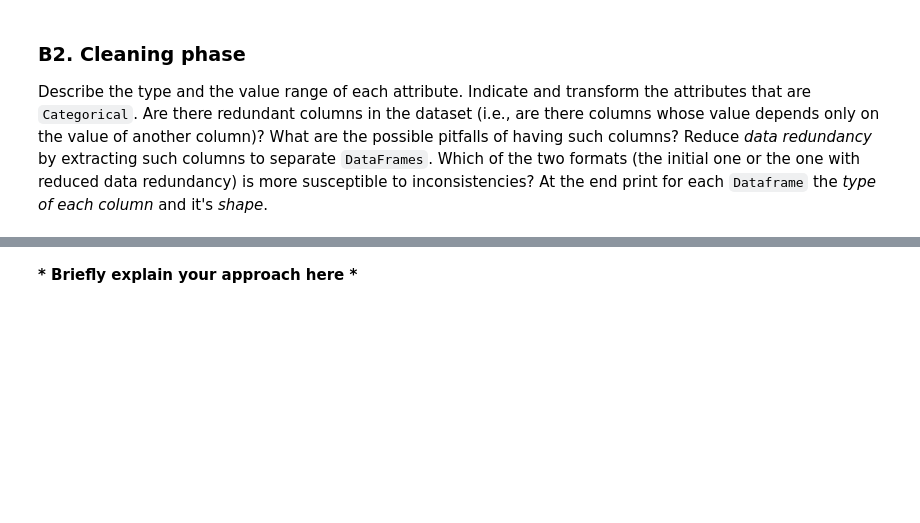
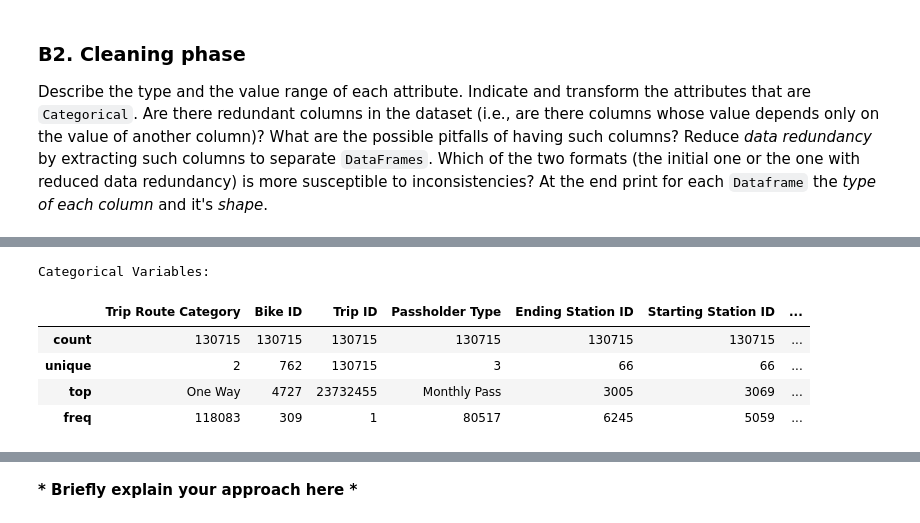
Before and after one commit to ibric/Homework1, a Jupyter notebook: Exercise 1_PART B.ipynb, the cells around one changed output, grey strips where cells are left out. Saved outputs shown, nothing was run; the diff lists cells and outputs as text; code cells hidden in the pictures; blank space fills up the shorter version.

```diff
--- a/Exercise 1_PART B.ipynb
+++ b/Exercise 1_PART B.ipynb
@@ -101,0 +135,14 @@ Describe the type and the value range of each attribute. Indicate and transform
+# %%
+print("Categorical Variables: ")
+categorical_vars = ["Trip Route Category","Bike ID","Trip ID","Passholder Type","Ending Station ID","Starting Station ID","Plan Duration"]
+for k in categorical_vars:
+    data_bikes[k] = data_bikes[k].astype('category')
+
+data_bikes[categorical_vars].describe()
+# %% [output]
+Categorical Variables:
+|  | Trip Route Category | Bike ID | Trip ID | Passholder Type | Ending Station ID | Starting Station ID | ... |
+| count | 130715 | 130715 | 130715 | 130715 | 130715 | 130715 | ... |
+| unique | 2 | 762 | 130715 | 3 | 66 | 66 | ... |
+| top | One Way | 4727 | 23732455 | Monthly Pass | 3005 | 3069 | ... |
+| freq | 118083 | 309 | 1 | 80517 | 6245 | 5059 | ... |
```
Also changed, not shown: parts of 19 cells of this notebook.
